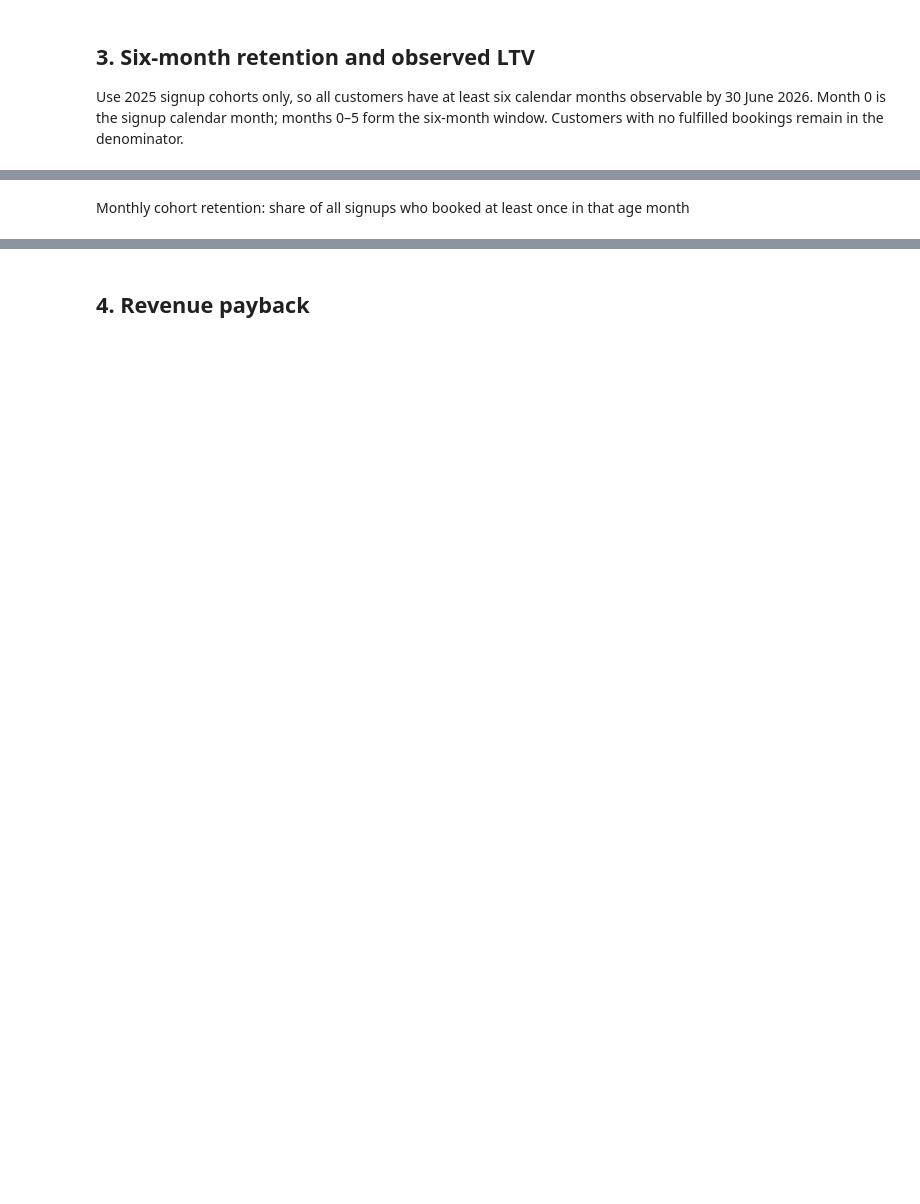
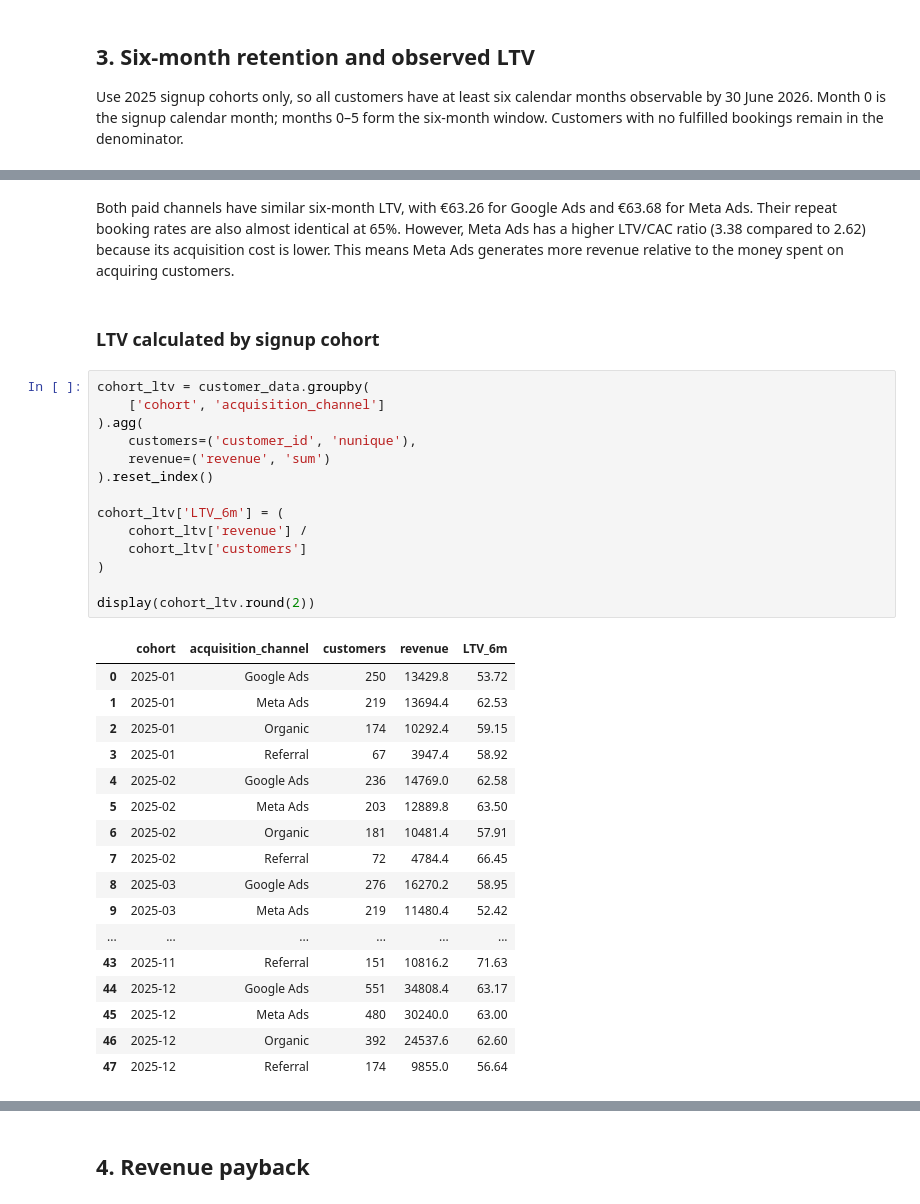
Before and after one commit to Berenice029/Growth_modelling_project, a Jupyter notebook: Roya/question3.ipynb, the cells around one changed output, grey strips where cells are left out. Drawn from its saved outputs; the diff is of its cells as text; blank space fills up the shorter version.

```diff
--- a/Roya/question3.ipynb
+++ b/Roya/question3.ipynb
@@ -157,2 +242,36 @@ plt.tight_layout(); plt.show()
-# %% [markdown]
-Monthly cohort retention: share of all signups who booked at least once in that age month
+# %% [markdown]
+Both paid channels have similar six-month LTV, with €63.26 for Google Ads and €63.68 for Meta Ads. Their repeat booking rates are also almost identical at 65%. However, Meta Ads has a higher LTV/CAC ratio (3.38 compared to 2.62) because its acquisition cost is lower. This means Meta Ads generates more revenue relative to the money spent on acquiring customers.
+# %% [markdown]
+### LTV calculated by signup cohort
+# %%
+cohort_ltv = customer_data.groupby(
+    ['cohort', 'acquisition_channel']
+).agg(
+    customers=('customer_id', 'nunique'),
+    revenue=('revenue', 'sum')
+).reset_index()
+
+cohort_ltv['LTV_6m'] = (
+    cohort_ltv['revenue'] /
+    cohort_ltv['customers']
+)
+
+display(cohort_ltv.round(2))
+# %% [output]
+|  | cohort | acquisition_channel | customers | revenue | LTV_6m |
+| 0 | 2025-01 | Google Ads | 250 | 13429.8 | 53.72 |
+| 1 | 2025-01 | Meta Ads | 219 | 13694.4 | 62.53 |
+| 2 | 2025-01 | Organic | 174 | 10292.4 | 59.15 |
+| 3 | 2025-01 | Referral | 67 | 3947.4 | 58.92 |
+| 4 | 2025-02 | Google Ads | 236 | 14769.0 | 62.58 |
+| 5 | 2025-02 | Meta Ads | 203 | 12889.8 | 63.50 |
+| 6 | 2025-02 | Organic | 181 | 10481.4 | 57.91 |
+| 7 | 2025-02 | Referral | 72 | 4784.4 | 66.45 |
+| 8 | 2025-03 | Google Ads | 276 | 16270.2 | 58.95 |
+| 9 | 2025-03 | Meta Ads | 219 | 11480.4 | 52.42 |
+| ... | ... | ... | ... | ... | ... |
+| 43 | 2025-11 | Referral | 151 | 10816.2 | 71.63 |
+| 44 | 2025-12 | Google Ads | 551 | 34808.4 | 63.17 |
+| 45 | 2025-12 | Meta Ads | 480 | 30240.0 | 63.00 |
+| 46 | 2025-12 | Organic | 392 | 24537.6 | 62.60 |
+| 47 | 2025-12 | Referral | 174 | 9855.0 | 56.64 |
```
Also changed, not shown: parts of 14 cells of this notebook.
